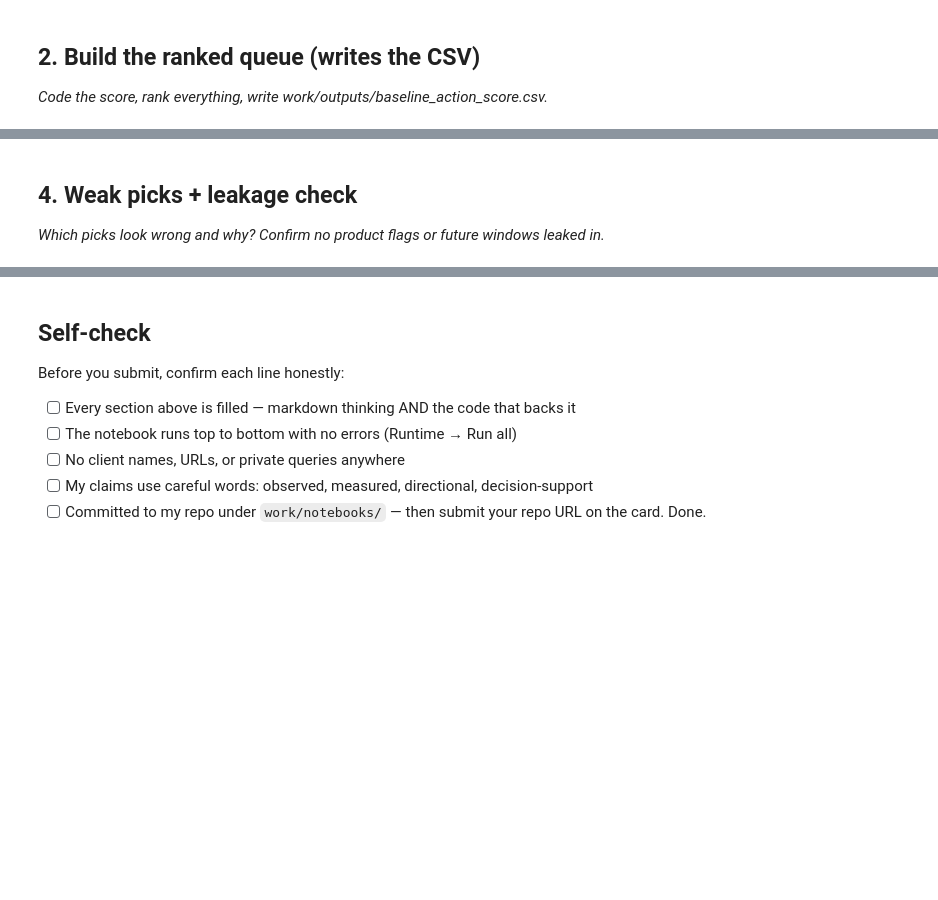
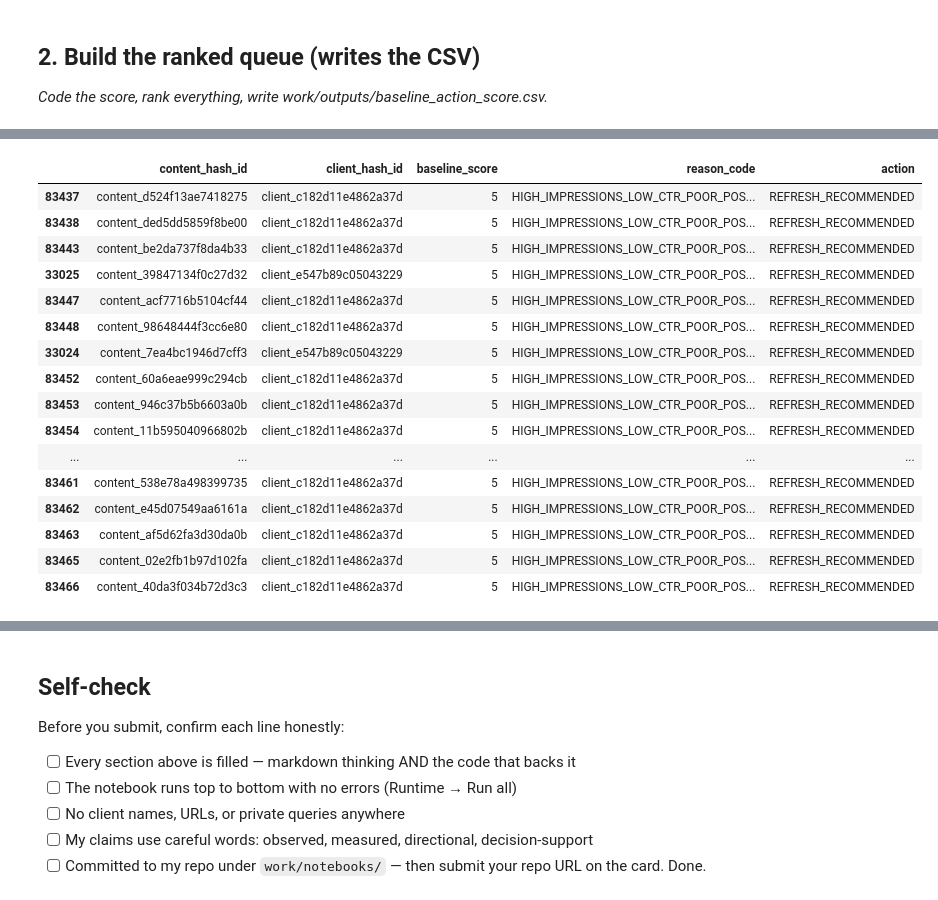
Before and after one commit to GauriKale1328/flyrank-assignment, a Jupyter notebook: work/notebooks/w04_baseline_score.ipynb, the cells around one changed output, grey strips where cells are left out. Saved outputs shown, nothing was run; the diff lists cells and outputs as text; code cells hidden in the pictures; blank space fills up the shorter version.

```diff
--- a/work/notebooks/w04_baseline_score.ipynb
+++ b/work/notebooks/w04_baseline_score.ipynb
@@ -26,0 +78,6 @@ This skeleton is yours to fill. Work the sections **in order** — each one has
+# %%
+import duckdb
+
+con = duckdb.connect()
+
+print("DuckDB connected")
@@ -26,0 +177,6 @@ This skeleton is yours to fill. Work the sections **in order** — each one has
+# %%
+df["action"] = df["baseline_score"].apply(
+    lambda x: "REFRESH_RECOMMENDED" if x >= 3 else "MONITOR"
+)
+
+df[["baseline_score", "reason_code", "action"]].head()
@@ -26,0 +198,26 @@ This skeleton is yours to fill. Work the sections **in order** — each one has
+# %%
+# Rank pages by baseline score
+
+queue = df.sort_values(
+    by="baseline_score",
+    ascending=False
+)
+
+# Select required columns
+baseline_queue = queue[
+    [
+        "content_hash_id",
+        "client_hash_id",
+        "baseline_score",
+        "reason_code",
+        "action"
+    ]
+]
+
+# Write CSV
+baseline_queue.to_csv(
+    "work/outputs/baseline_action_score.csv",
+    index=False
+)
+
+baseline_queue.head(10)
@@ -27,7 +256,25 @@ This skeleton is yours to fill. Work the sections **in order** — each one has
 # %%
 # This cell is for CODE (numbers, a query, a check).
 # Write your text answer in the cell ABOVE this one — typing sentences here breaks Run All.
+
+top20 = baseline_queue.head(20)
+
+top20
+# %% [output]
+|  | content_hash_id | client_hash_id | baseline_score | reason_code | action |
+| 83437 | content_d524f13ae7418275 | client_c182d11e4862a37d | 5 | HIGH_IMPRESSIONS_LOW_CTR_POOR_POS... | REFRESH_RECOMMENDED |
+| 83438 | content_ded5dd5859f8be00 | client_c182d11e4862a37d | 5 | HIGH_IMPRESSIONS_LOW_CTR_POOR_POS... | REFRESH_RECOMMENDED |
+| 83443 | content_be2da737f8da4b33 | client_c182d11e4862a37d | 5 | HIGH_IMPRESSIONS_LOW_CTR_POOR_POS... | REFRESH_RECOMMENDED |
+| 33025 | content_39847134f0c27d32 | client_e547b89c05043229 | 5 | HIGH_IMPRESSIONS_LOW_CTR_POOR_POS... | REFRESH_RECOMMENDED |
+| 83447 | content_acf7716b5104cf44 | client_c182d11e4862a37d | 5 | HIGH_IMPRESSIONS_LOW_CTR_POOR_POS... | REFRESH_RECOMMENDED |
+| 83448 | content_98648444f3cc6e80 | client_c182d11e4862a37d | 5 | HIGH_IMPRESSIONS_LOW_CTR_POOR_POS... | REFRESH_RECOMMENDED |
+| 33024 | content_7ea4bc1946d7cff3 | client_e547b89c05043229 | 5 | HIGH_IMPRESSIONS_LOW_CTR_POOR_POS... | REFRESH_RECOMMENDED |
+| 83452 | content_60a6eae999c294cb | client_c182d11e4862a37d | 5 | HIGH_IMPRESSIONS_LOW_CTR_POOR_POS... | REFRESH_RECOMMENDED |
+| 83453 | content_946c37b5b6603a0b | client_c182d11e4862a37d | 5 | HIGH_IMPRESSIONS_LOW_CTR_POOR_POS... | REFRESH_RECOMMENDED |
+| 83454 | content_11b595040966802b | client_c182d11e4862a37d | 5 | HIGH_IMPRESSIONS_LOW_CTR_POOR_POS... | REFRESH_RECOMMENDED |
+| ... | ... | ... | ... | ... | ... |
+| 83461 | content_538e78a498399735 | client_c182d11e4862a37d | 5 | HIGH_IMPRESSIONS_LOW_CTR_POOR_POS... | REFRESH_RECOMMENDED |
+| 83462 | content_e45d07549aa6161a | client_c182d11e4862a37d | 5 | HIGH_IMPRESSIONS_LOW_CTR_POOR_POS... | REFRESH_RECOMMENDED |
+| 83463 | content_af5d62fa3d30da0b | client_c182d11e4862a37d | 5 | HIGH_IMPRESSIONS_LOW_CTR_POOR_POS... | REFRESH_RECOMMENDED |
+| 83465 | content_02e2fb1b97d102fa | client_c182d11e4862a37d | 5 | HIGH_IMPRESSIONS_LOW_CTR_POOR_POS... | REFRESH_RECOMMENDED |
+| 83466 | content_40da3f034b72d3c3 | client_c182d11e4862a37d | 5 | HIGH_IMPRESSIONS_LOW_CTR_POOR_POS... | REFRESH_RECOMMENDED |
-# %% [markdown]
-## 4. Weak picks + leakage check
-
-*Which picks look wrong and why? Confirm no product flags or future windows leaked in.*
```
Also changed, not shown: parts of 18 cells of this notebook.
